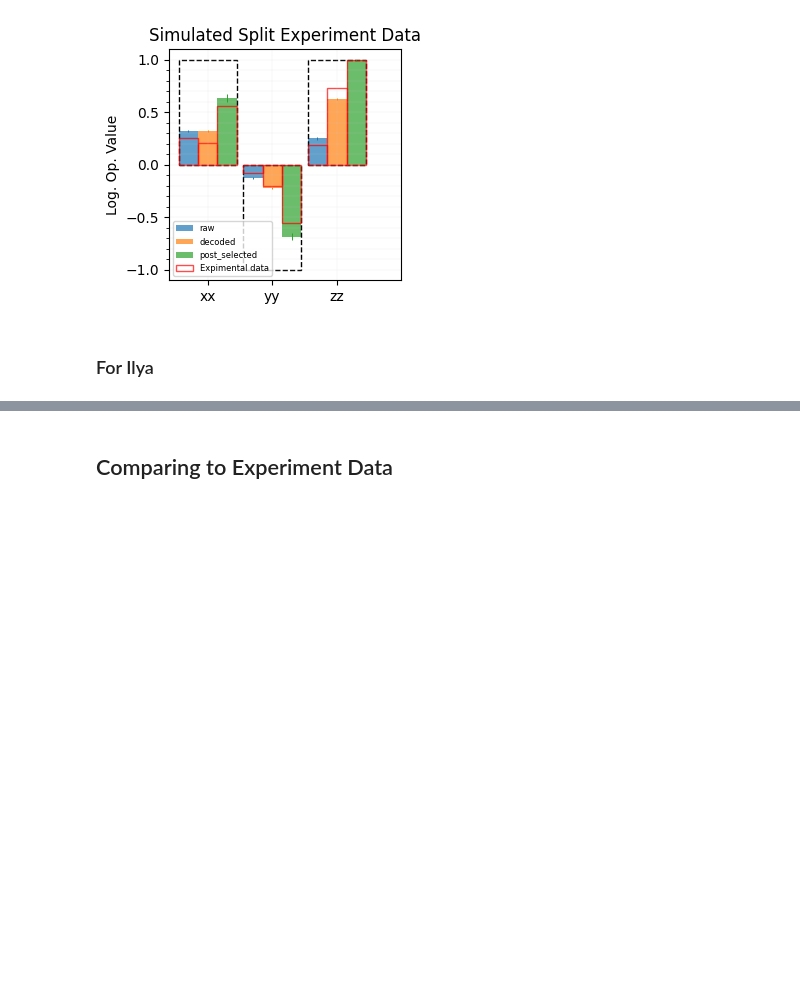
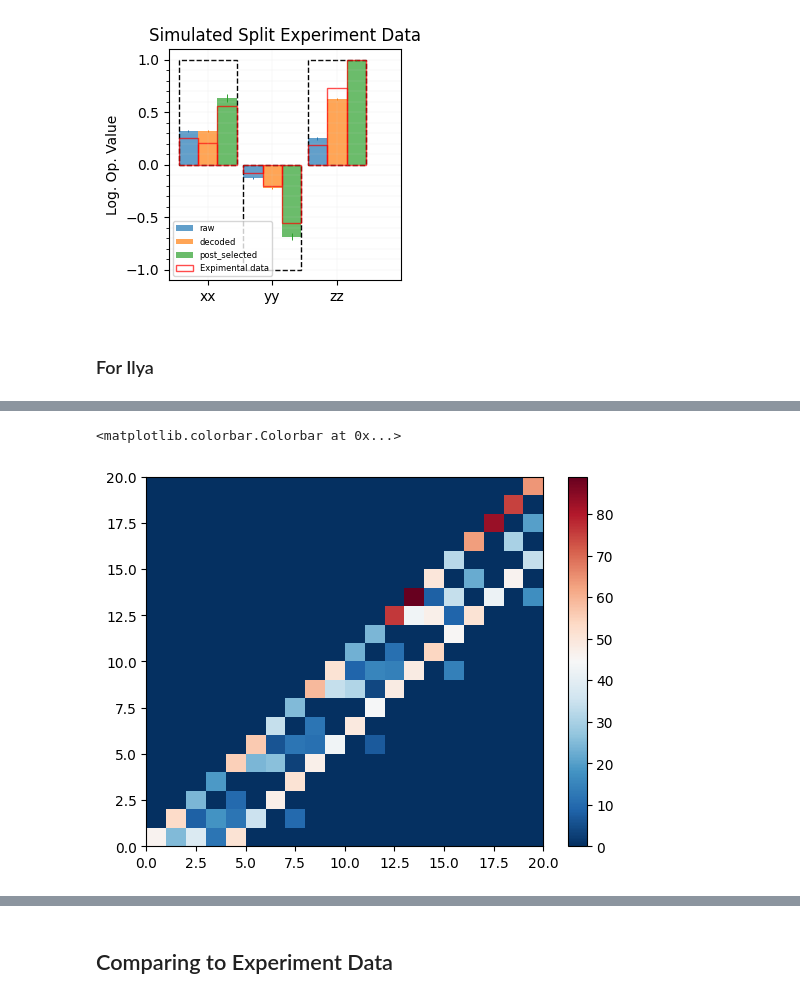
Before and after one commit to ihesner/cirq_qec, a Jupyter notebook: example_notebook.ipynb, the cells around one changed output, grey strips where cells are left out. Cells and saved outputs as stored; diff of their text form; code cells hidden in the pictures; blank space fills up the shorter version.

```diff
--- a/example_notebook.ipynb
+++ b/example_notebook.ipynb
@@ -512,0 +568,10 @@ results
+# %%
+# results_xy['log_op_value']
+from collections import defaultdict
+all_dets_to_z_dets = defaultdict(lambda: None)
+all_dets_to_z_dets.update({17:0, 18:1, 19:2, 20:3,
+                           25:4, 26:5, 27:6, 28:7,
+                           33:8, 34:9, 35:10,36:11,
+                           41:12,42:13,43:14,44:15,
+                           45:16,46:17,47:18,48:19,
+                           -1:-1})
@@ -512,0 +580,18 @@ results
+# %%
+results = results_yx
+edges_z = [((all_dets_to_z_dets[e[0,0]], all_dets_to_z_dets[e[0,1]]), lov)
+           for e, lov in zip(results['edges_array'], results['log_op_value']) if len(e) == 1]
+# %%
+correlation_matrix = np.zeros((20,20))
+correlation_matrix_len = np.zeros((20,20))
+for edge, observable in edges_z:
+    if edge[0] is None or edge[1] is None:
+        continue
+    correlation_matrix[edge[0], edge[1] if (edge[1] != -1) else edge[0]] += observable
+    correlation_matrix_len[edge[0], edge[1] if (edge[1] != -1) else edge[0]] += 1
+# %%
+plt.pcolormesh(correlation_matrix_len, cmap='RdBu_r')
+plt.colorbar()
+# %% [output]
+<matplotlib.colorbar.Colorbar at 0x...>
+[figure, added]
```
Also changed, not shown: parts of 15 cells of this notebook, 2 other files.
